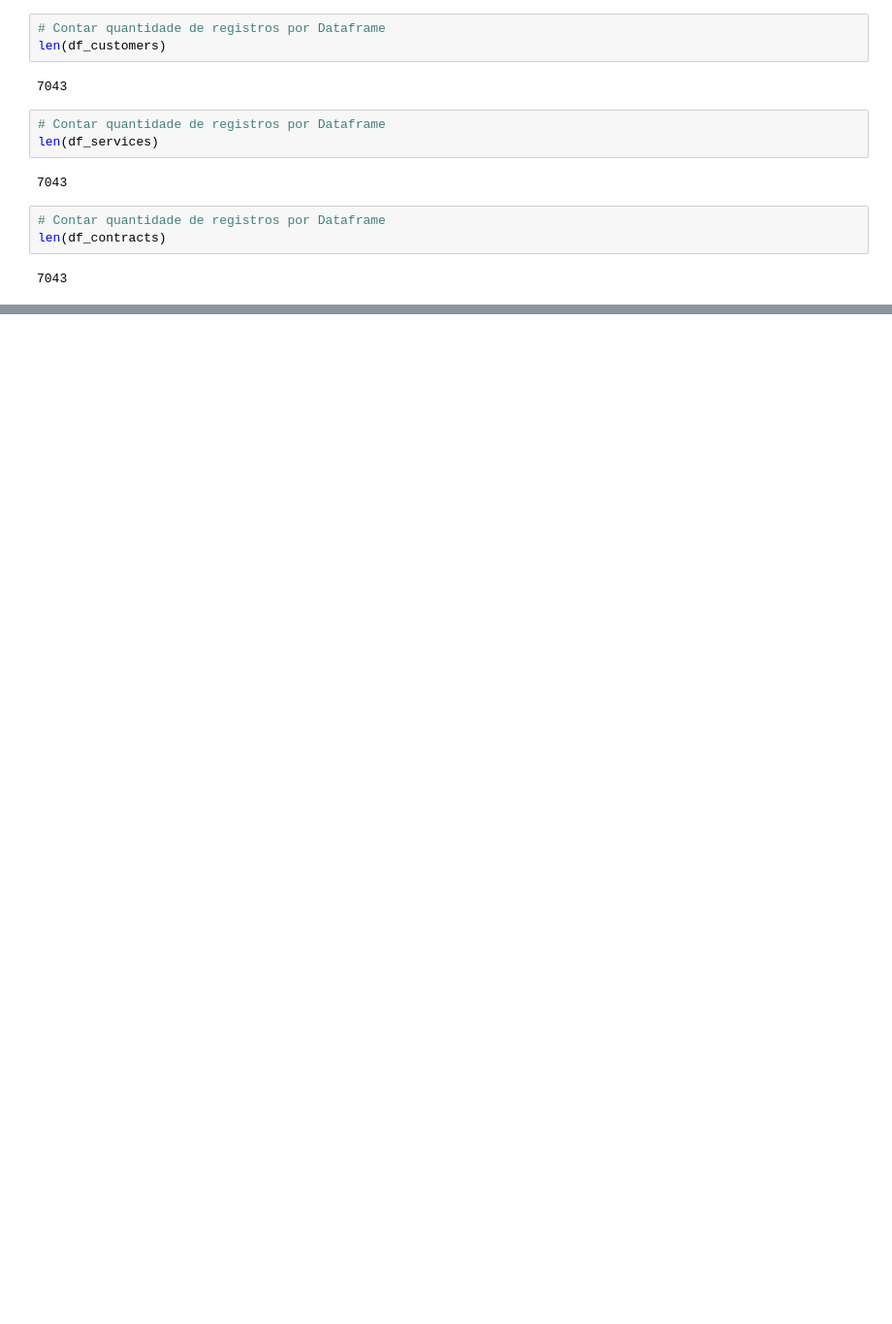
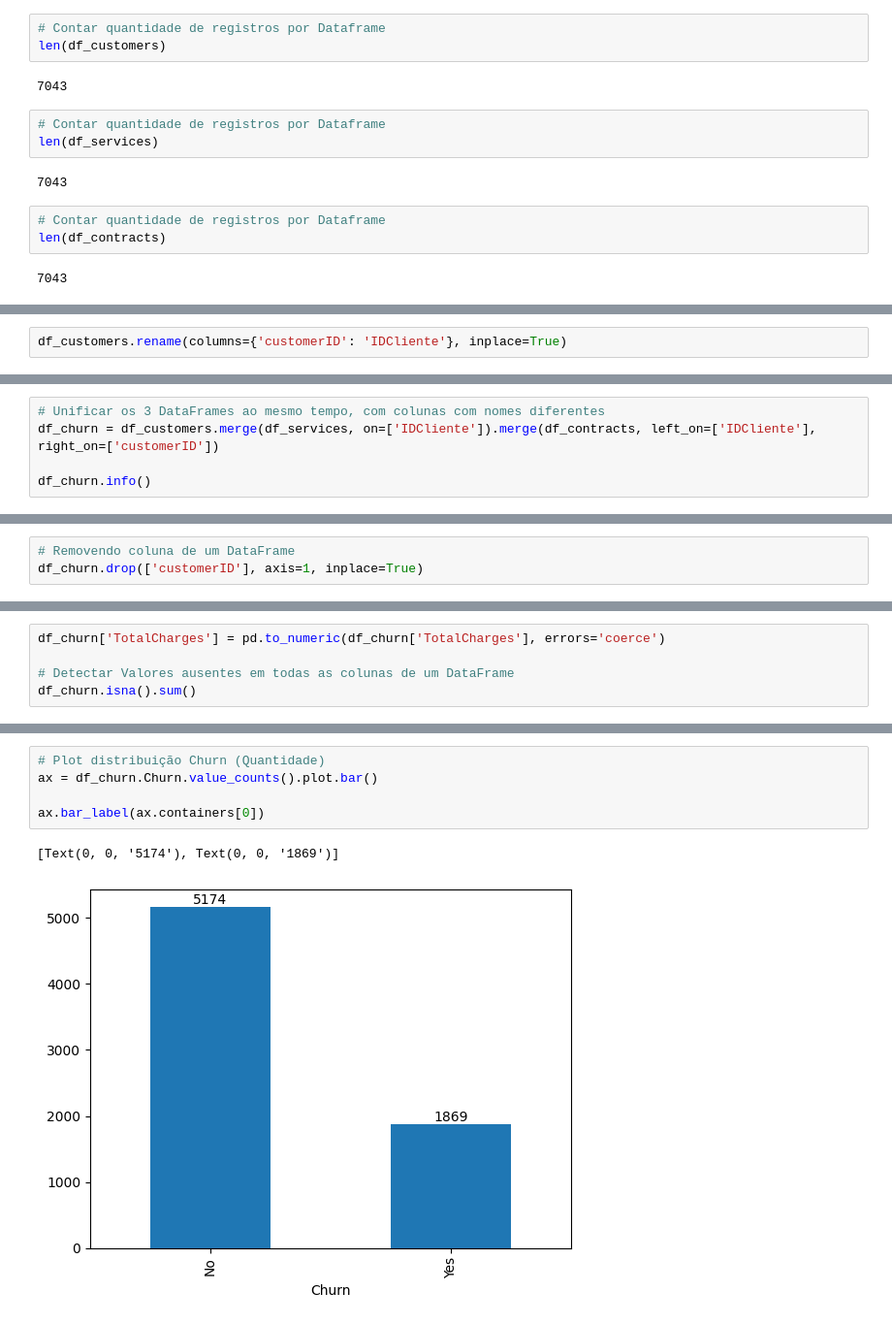
Before and after one commit to HenriqueCarniel1/desenvolvimento_de_ia, a Jupyter notebook: coleta_exploracao.ipynb, the cells around one changed output, grey strips where cells are left out. Shown: that part at 97% size. Saved outputs shown, nothing was run; the diff lists cells and outputs as text; blank space fills up the shorter version.

```diff
--- a/coleta_exploracao.ipynb
+++ b/coleta_exploracao.ipynb
@@ -236,0 +259,2 @@ len(df_contracts)
+# %%
+df_customers.rename(columns={'customerID': 'IDCliente'}, inplace=True)
@@ -236,0 +331,5 @@ len(df_contracts)
+# %%
+# Unificar os 3 DataFrames ao mesmo tempo, com colunas com nomes diferentes
+df_churn = df_customers.merge(df_services, on=['IDCliente']).merge(df_contracts, left_on=['IDCliente'], right_on=['customerID'])
+
+df_churn.info()
@@ -236,0 +354,3 @@ len(df_contracts)
+# %%
+# Removendo coluna de um DataFrame
+df_churn.drop(['customerID'], axis=1, inplace=True)
@@ -236,0 +379,5 @@ len(df_contracts)
+# %%
+df_churn['TotalCharges'] = pd.to_numeric(df_churn['TotalCharges'], errors='coerce')
+
+# Detectar Valores ausentes em todas as colunas de um DataFrame
+df_churn.isna().sum()
@@ -236,0 +598,8 @@ len(df_contracts)
+# %%
+# Plot distribuição Churn (Quantidade)
+ax = df_churn.Churn.value_counts().plot.bar()
+
+ax.bar_label(ax.containers[0])
+# %% [output]
+[Text(0, 0, '5174'), Text(0, 0, '1869')]
+[figure, added]
```
Also changed, not shown: parts of 36 cells of this notebook, 1 other file.
